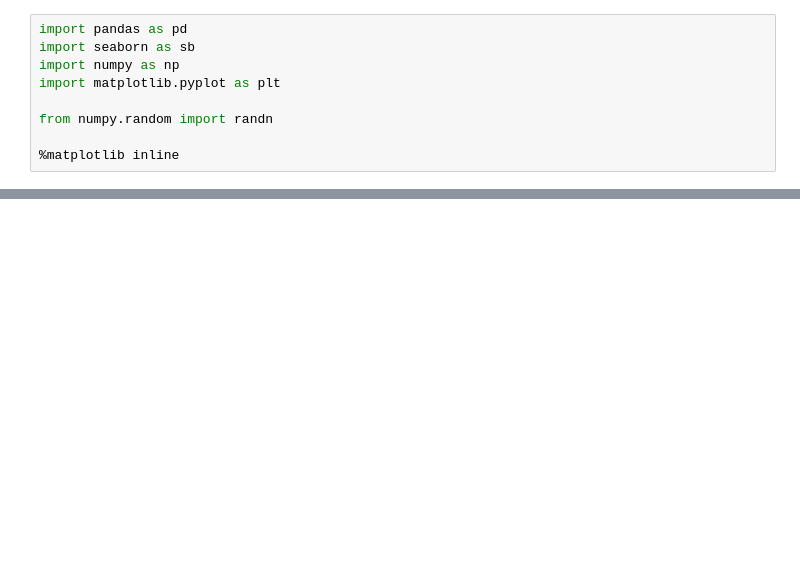
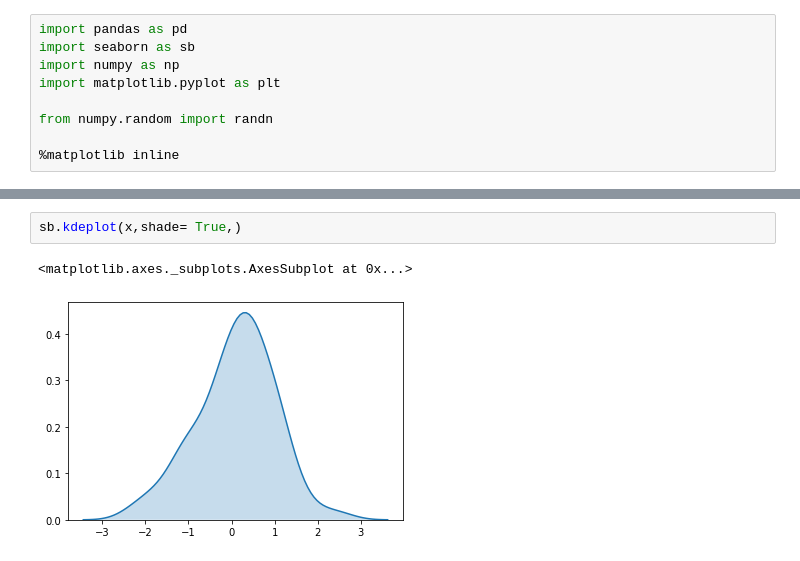
Before and after one commit to Demid-demid/Data-Visualisation, a Jupyter notebook: Distribution_of_data.ipynb, the cells around one changed output, grey strips where cells are left out. Drawn from its saved outputs; the diff is of its cells as text; blank space fills up the shorter version.

```diff
--- a/Distribution_of_data.ipynb
+++ b/Distribution_of_data.ipynb
@@ -15,0 +17,5 @@ sb.distplot(x)
+# %%
+sb.kdeplot(x,shade= True,)
+# %% [output]
+<matplotlib.axes._subplots.AxesSubplot at 0x...>
+[figure, added]
```
Also changed, not shown: parts of 1 cell of this notebook.
